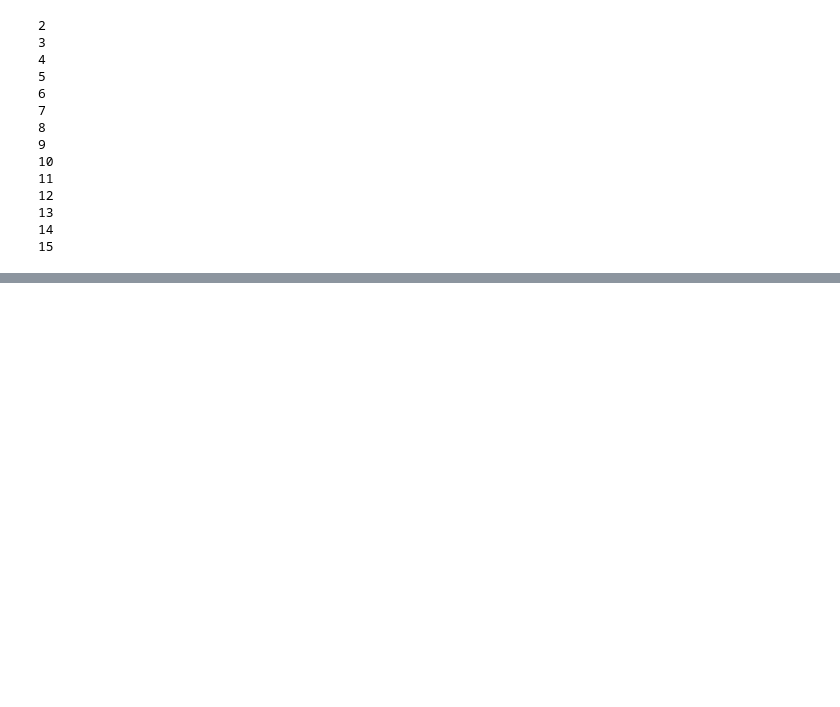
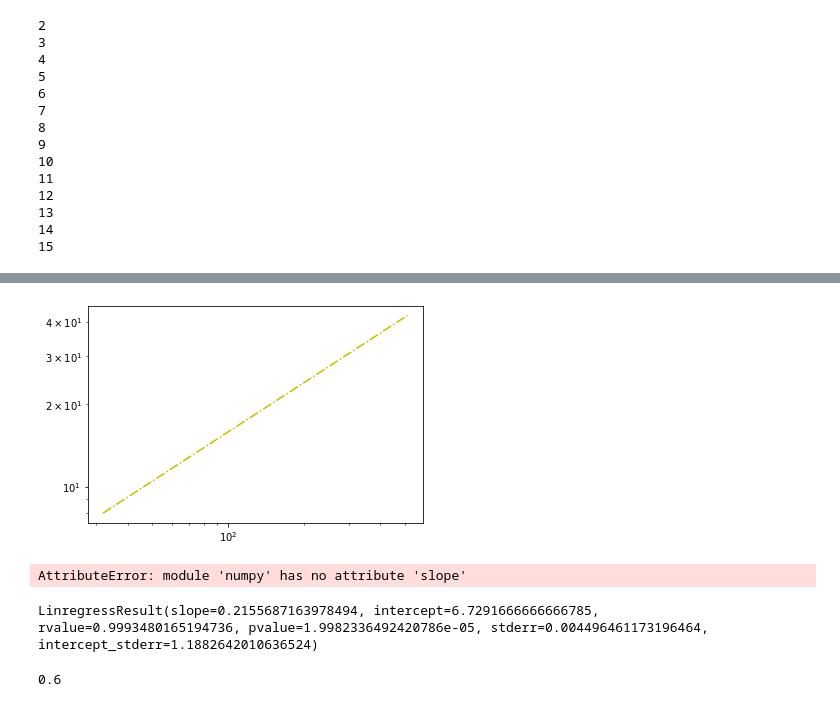
Before and after one commit to shashashank/Polymers, a Jupyter notebook: Notebooks/Polymer Motion.ipynb, the cells around one changed output, grey strips where cells are left out. Cells and saved outputs as stored; diff of their text form; code cells hidden in the pictures; blank space fills up the shorter version.

Commit message:
Make some newer plots

```diff
--- a/Notebooks/Polymer Motion.ipynb
+++ b/Notebooks/Polymer Motion.ipynb
@@ -271,0 +298,3 @@ for i in range(2,n):
+# %%
+xfit = np.linspace(32,512, 1000)
+xfit
@@ -271,0 +319,19 @@ for i in range(2,n):
+# %%
+plt.plot(xfit, xfit**(3/5), 'y-.')
+plt.yscale("log")
+plt.xscale("log")
+# %% [output]
+[figure, added]
+# %%
+np.slope(x,y)
+# %% [output]
+AttributeError: module 'numpy' has no attribute 'slope'
+# %%
+from scipy.stats import linregress
+linregress(x, y)
+# %% [output]
+LinregressResult(slope=0.2155687163978494, intercept=6.7291666666666785, rvalue=0.9993480165194736, pvalue=1.9982336492420786e-05, stderr=0.004496461173196464, intercept_stderr=1.1882642010636524)
+# %%
+3/5
+# %% [output]
+0.6
```
Also changed, not shown: parts of 3 cells of this notebook.
